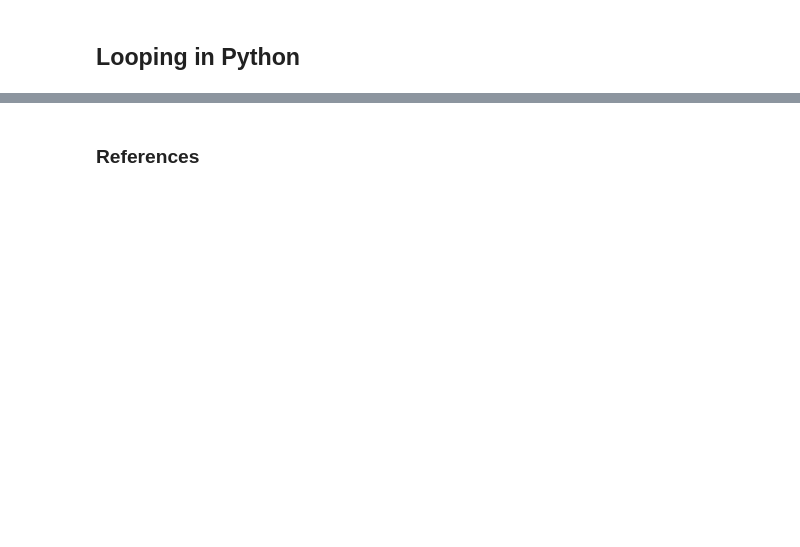
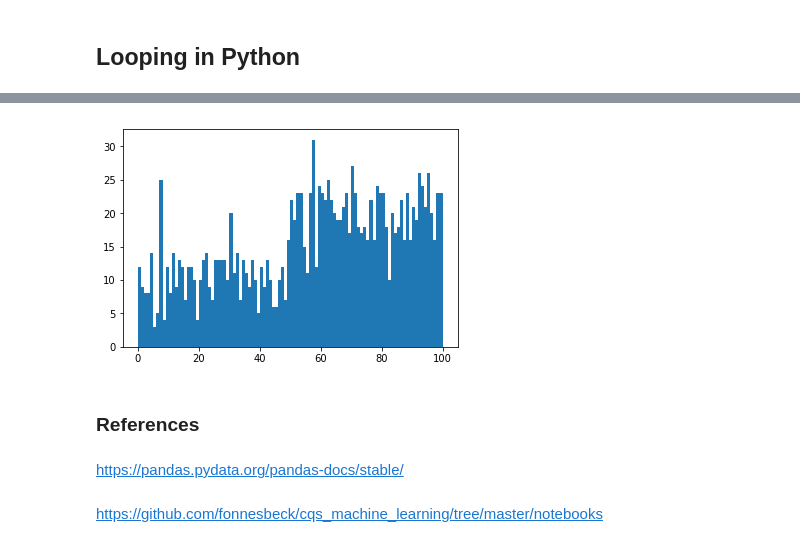
Before and after one commit to msenosain/Discovery_Oriented_Data_Science, a Jupyter notebook: notebooks/Intro_to_python.ipynb, the cells around one changed output, grey strips where cells are left out. Cells and saved outputs as stored; diff of their text form; code cells hidden in the pictures; blank space fills up the shorter version.

```diff
--- a/notebooks/Intro_to_python.ipynb
+++ b/notebooks/Intro_to_python.ipynb
@@ -201,2 +512,10 @@ array([ 0.        , 10.        ,  7.31719416,  0.        , 10.        ,
+# %%
+_ = plt.hist( data_fix['Gene X'], bins=100)
+# %% [output]
+[figure, added]
 # %% [markdown]
 ### References
+# %% [markdown]
+https://pandas.pydata.org/pandas-docs/stable/
+# %% [markdown]
+https://github.com/fonnesbeck/cqs_machine_learning/tree/master/notebooks
```
Also changed, not shown: parts of 81 cells of this notebook, 2 other files.
